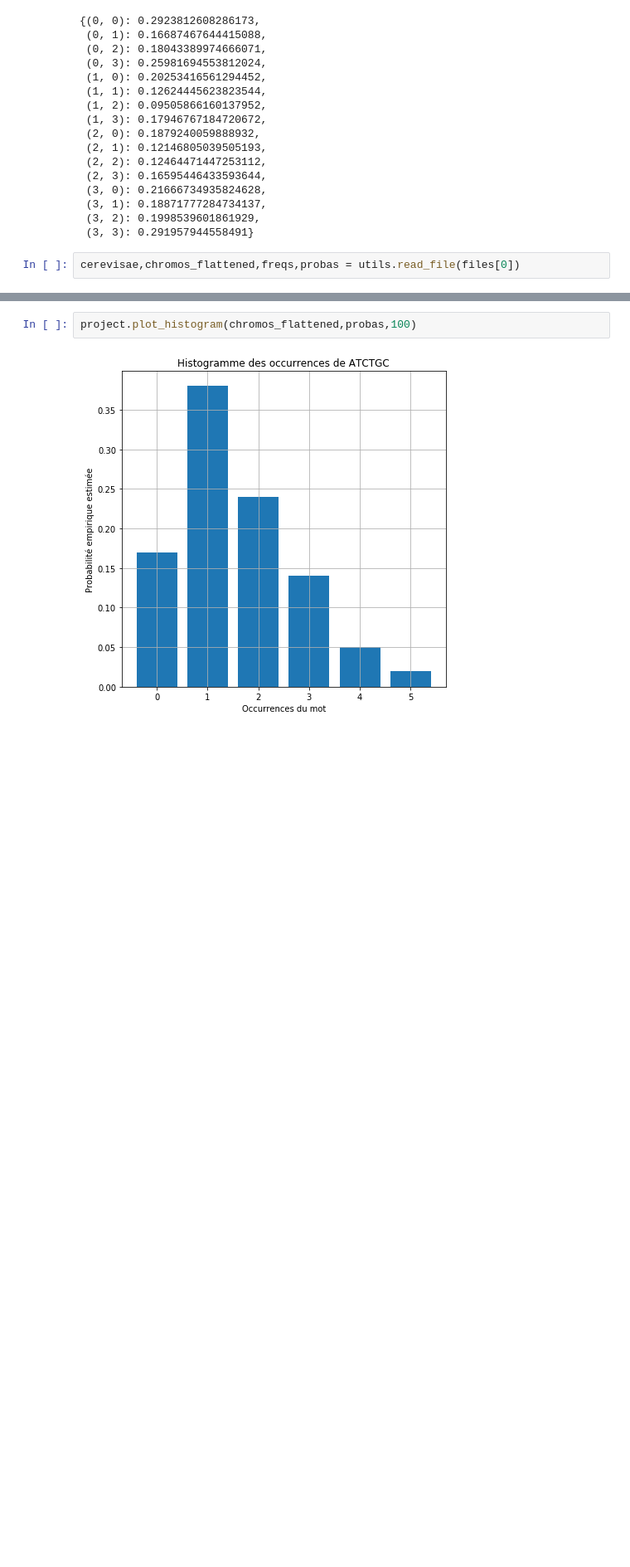
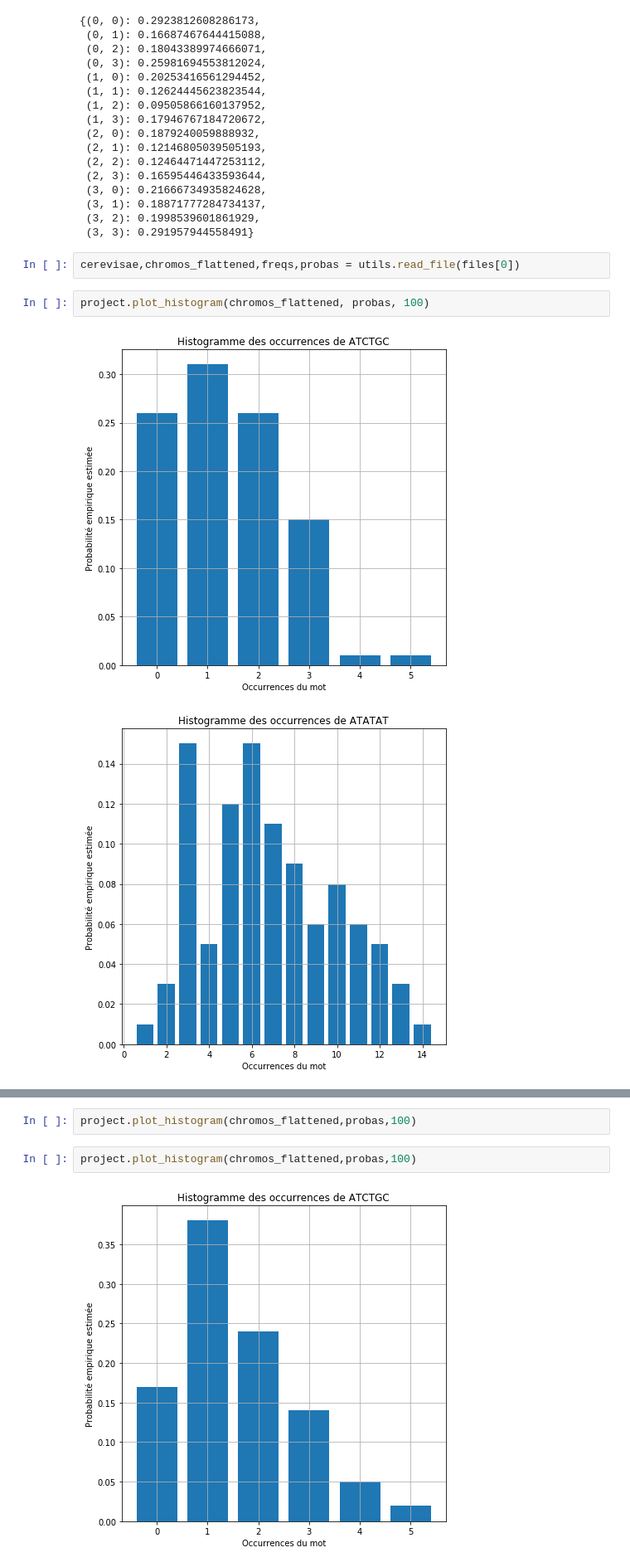
Before and after one commit to hanouticelina/promoter--regions, a Jupyter notebook: results.ipynb, the cells around one changed output, grey strips where cells are left out. Shown: that part at 83% size. Saved outputs shown, nothing was run; the diff lists cells and outputs as text; blank space fills up the shorter version.

```diff
--- a/results.ipynb
+++ b/results.ipynb
@@ -83,3 +146,8 @@ project.comptage_attendu_markov(2, len(cerevisae), tmatrix, stat_distro)
  (3, 3): 0.291957944558491}
 # %%
 cerevisae,chromos_flattened,freqs,probas = utils.read_file(files[0])
+# %%
+project.plot_histogram(chromos_flattened, probas, 100)
+# %% [output]
+[figure, added]
+[figure, added]
@@ -86,3 +156,5 @@ cerevisae,chromos_flattened,freqs,probas = utils.read_file(files[0])
+# %%
+project.plot_histogram(chromos_flattened,probas,100)
 # %%
 project.plot_histogram(chromos_flattened,probas,100)
 # %% [output]
```
Also changed, not shown: parts of 15 cells of this notebook, 6 other files.
